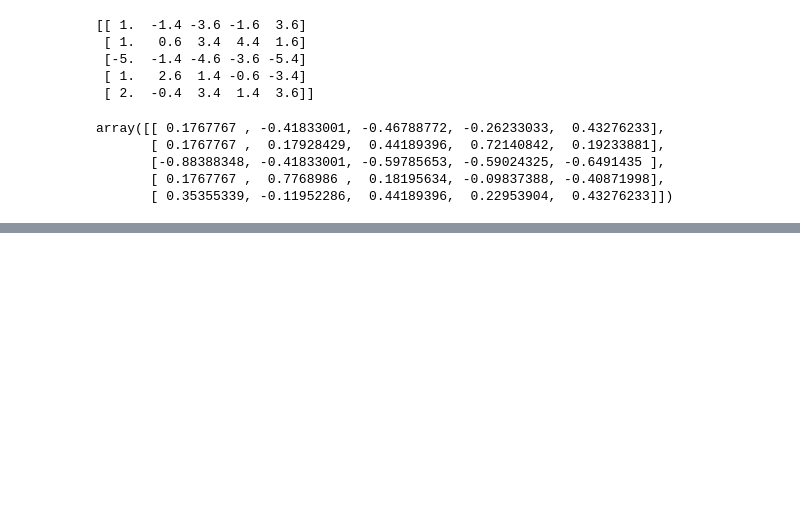
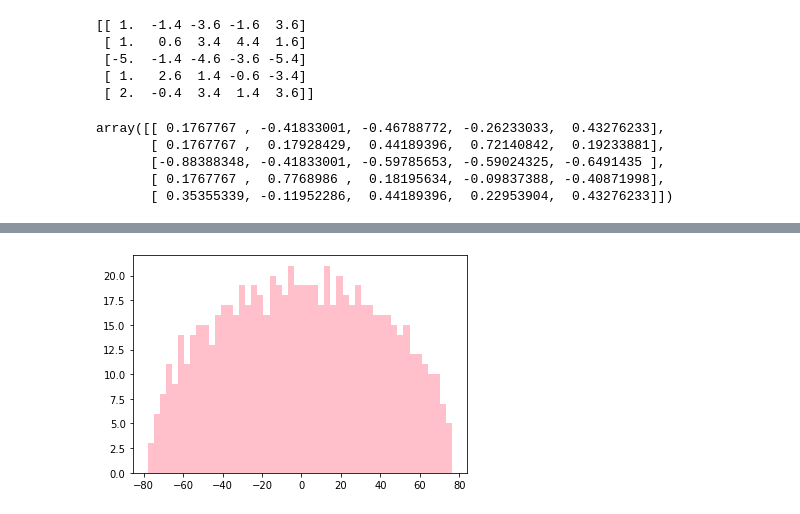
Before and after one commit to asenka239/compMath, a Jupyter notebook: Home_task_№1.ipynb, the cells around one changed output, grey strips where cells are left out. Saved outputs shown, nothing was run; the diff lists cells and outputs as text; code cells hidden in the pictures; blank space fills up the shorter version.

```diff
--- a/Home_task_№1.ipynb
+++ b/Home_task_№1.ipynb
@@ -142,0 +230,11 @@ array([[ 0.1767767 , -0.41833001, -0.46788772, -0.26233033,  0.43276233],
+# %%
+N = 750
+M = np.random.normal(size=(N, N));
+M += M.T
+
+eigen = np.linalg.eig(M)[0]
+
+plt.hist(eigen, 50, color='pink')
+plt.show()
+# %% [output]
+[figure, added]
```
Also changed, not shown: parts of 20 cells of this notebook.
